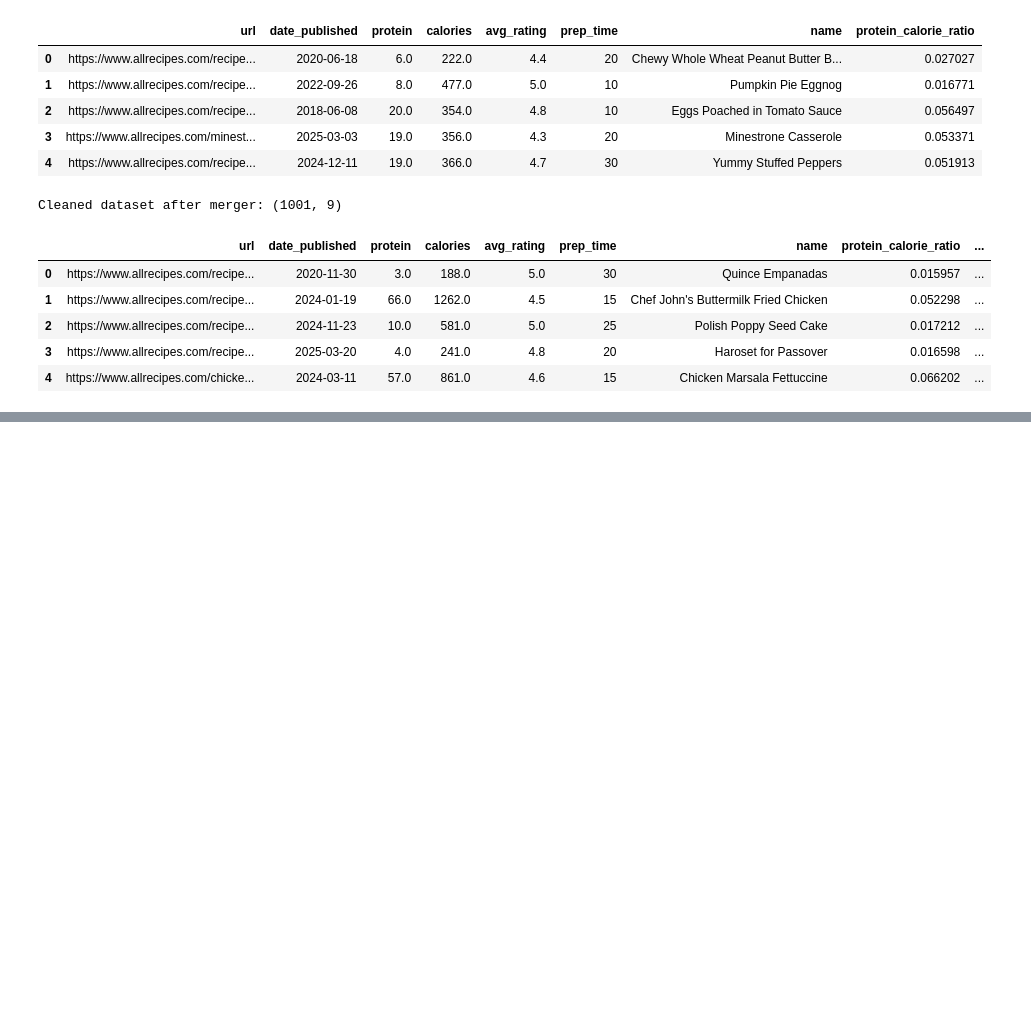
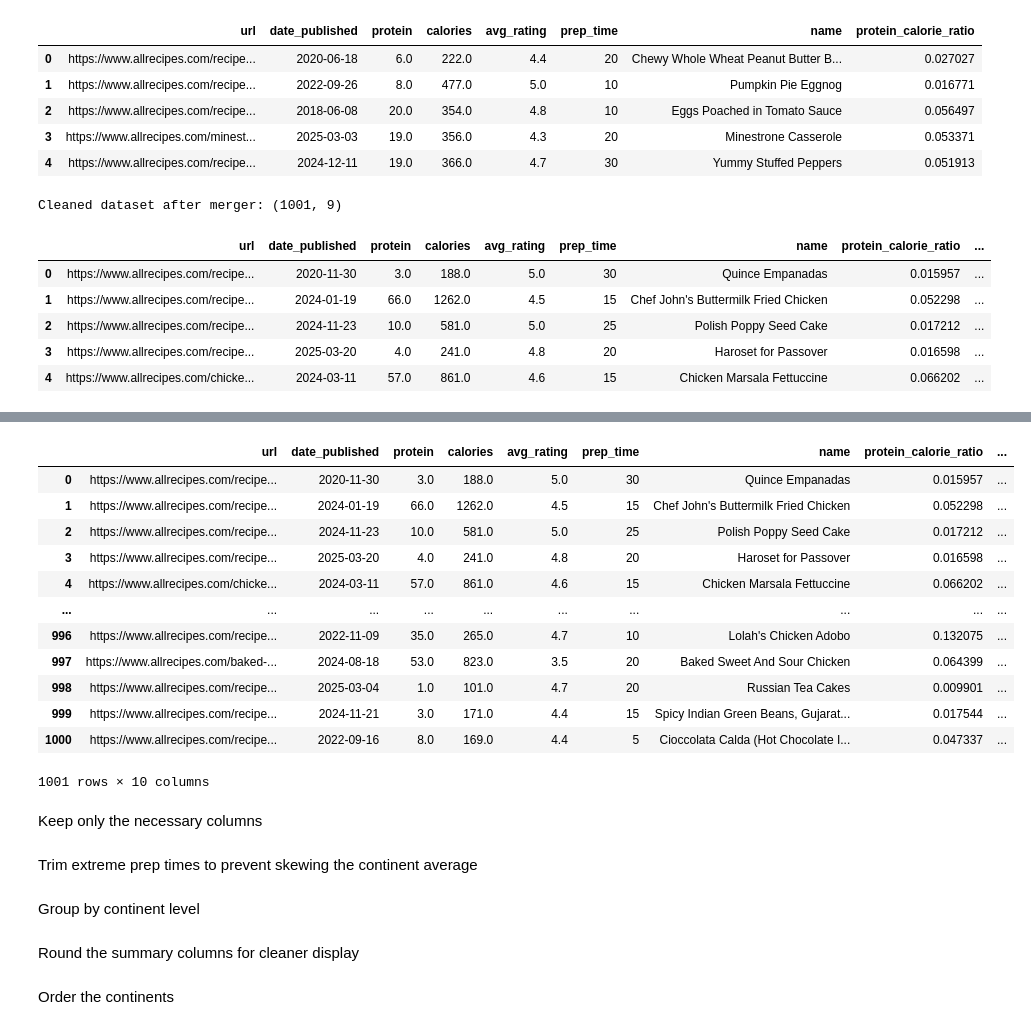
Before and after one commit to seandooa/DSA2101, a Jupyter notebook: src/dsa2101_dsa2ne1_project.ipynb, the cells around one changed output, grey strips where cells are left out. Saved outputs shown, nothing was run; the diff lists cells and outputs as text; code cells hidden in the pictures; blank space fills up the shorter version.

```diff
--- a/src/dsa2101_dsa2ne1_project.ipynb
+++ b/src/dsa2101_dsa2ne1_project.ipynb
@@ -187,0 +290,40 @@ Cleaned dataset after merger: (1001, 9)
+# %%
+country_to_continent = {
+
+    "Amish and Mennonite": "North America", "Canadian": "North America", "Cajun and Creole": "North America", "Cuban": "North America",
+    "Jamaican": "North America", "Puerto Rican": "North America", "Soul Food": "North America", "Southern Recipes": "North America", "Tex-Mex": "North America",
+
+    "Argentinian": "South America", "Brazilian": "South America", "Chilean": "South America", "Peruvian": "South America",
+
+    "Austrian": "Europe", "Belgian": "Europe", "Danish": "Europe", "Dutch": "Europe", "Finnish": "Europe", "French": "Europe",
+    "German": "Europe", "Greek": "Europe", "Italian": "Europe", "Norwegian": "Europe", "Polish": "Europe", "Portuguese": "Europe",
+    "Russian": "Europe", "Scandinavian": "Europe", "Spanish": "Europe", "Swedish": "Europe", "Swiss": "Europe", "Turkish": "Europe",
+
+    "Bangladeshi": "Asia", "Chinese": "Asia", "Filipino": "Asia", "Indian": "Asia", "Indonesian": "Asia", "Israeli": "Asia",
+    "Japanese": "Asia", "Korean": "Asia", "Lebanese": "Asia", "Pakistani": "Asia", "Persian": "Asia", "Thai": "Asia", "Vietnamese": "Asia",
+
+    "South African": "Africa",
+
+    "Australian and New Zealander": "Oceania",
+
+    "Jewish": "Other"
+}
+
+df_merged["continent"] = df_merged["country"].map(country_to_continent)
+df_merged
+# %% [output]
+|  | url | date_published | protein | calories | avg_rating | prep_time | name | protein_calorie_ratio | ... |
+| 0 | https://www.allrecipes.com/recipe... | 2020-11-30 | 3.0 | 188.0 | 5.0 | 30 | Quince Empanadas | 0.015957 | ... |
+| 1 | https://www.allrecipes.com/recipe... | 2024-01-19 | 66.0 | 1262.0 | 4.5 | 15 | Chef John's Buttermilk Fried Chicken | 0.052298 | ... |
+| 2 | https://www.allrecipes.com/recipe... | 2024-11-23 | 10.0 | 581.0 | 5.0 | 25 | Polish Poppy Seed Cake | 0.017212 | ... |
+| 3 | https://www.allrecipes.com/recipe... | 2025-03-20 | 4.0 | 241.0 | 4.8 | 20 | Haroset for Passover | 0.016598 | ... |
+| 4 | https://www.allrecipes.com/chicke... | 2024-03-11 | 57.0 | 861.0 | 4.6 | 15 | Chicken Marsala Fettuccine | 0.066202 | ... |
+| ... | ... | ... | ... | ... | ... | ... | ... | ... | ... |
+| 996 | https://www.allrecipes.com/recipe... | 2022-11-09 | 35.0 | 265.0 | 4.7 | 10 | Lolah's Chicken Adobo | 0.132075 | ... |
+| 997 | https://www.allrecipes.com/baked-... | 2024-08-18 | 53.0 | 823.0 | 3.5 | 20 | Baked Sweet And Sour Chicken | 0.064399 | ... |
+| 998 | https://www.allrecipes.com/recipe... | 2025-03-04 | 1.0 | 101.0 | 4.7 | 20 | Russian Tea Cakes | 0.009901 | ... |
+| 999 | https://www.allrecipes.com/recipe... | 2024-11-21 | 3.0 | 171.0 | 4.4 | 15 | Spicy Indian Green Beans, Gujarat... | 0.017544 | ... |
+| 1000 | https://www.allrecipes.com/recipe... | 2022-09-16 | 8.0 | 169.0 | 4.4 | 5 | Cioccolata Calda (Hot Chocolate I... | 0.047337 | ... |
+1001 rows × 10 columns
+# %% [markdown]
+Keep only the necessary columns
@@ -187,0 +334,2 @@ Cleaned dataset after merger: (1001, 9)
+# %% [markdown]
+Trim extreme prep times to prevent skewing the continent average
@@ -187,0 +339,2 @@ Cleaned dataset after merger: (1001, 9)
+# %% [markdown]
+Group by continent level
@@ -187,0 +350,2 @@ Cleaned dataset after merger: (1001, 9)
+# %% [markdown]
+Round the summary columns for cleaner display
@@ -187,0 +355,2 @@ Cleaned dataset after merger: (1001, 9)
+# %% [markdown]
+Order the continents
```
Also changed, not shown: parts of 19 cells of this notebook.
